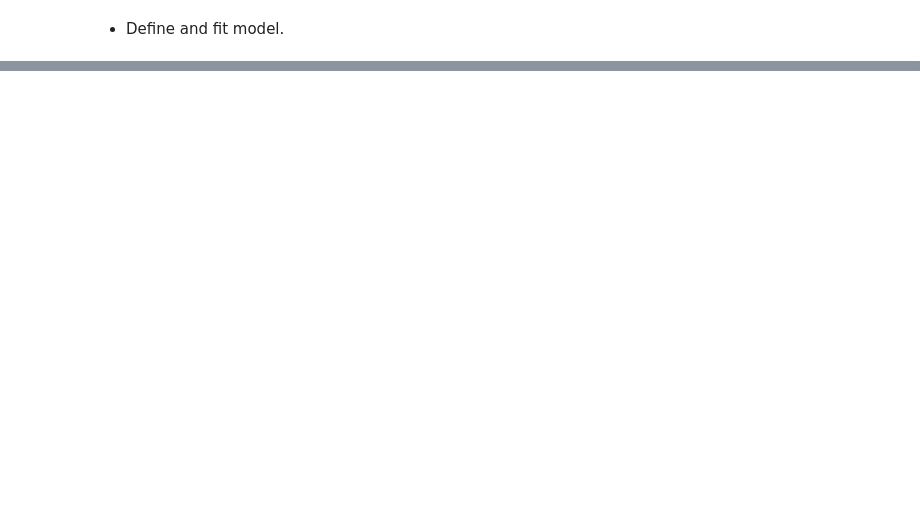
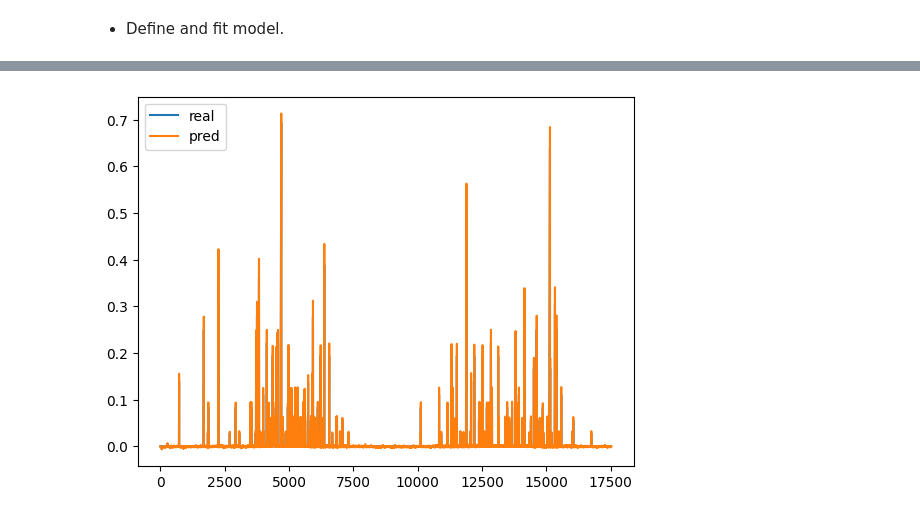
Before and after one commit to pedrotega/RNN-and-More, a Jupyter notebook: rnn-multi/rnn_multi.ipynb, the cells around one changed output, grey strips where cells are left out. Saved outputs shown, nothing was run; the diff lists cells and outputs as text; code cells hidden in the pictures; blank space fills up the shorter version.

```diff
--- a/rnn-multi/rnn_multi.ipynb
+++ b/rnn-multi/rnn_multi.ipynb
@@ -191,0 +192,2 @@ Epoch 50/50
+# %%
+y_pred = model.predict(test_X)
@@ -191,0 +196,12 @@ Epoch 50/50
+# %%
+errors = []
+
+for i,j in zip(y_pred[:,1], test_y[:,1]):
+    errors.append(i-j)
+
+pyplot.plot(test_y[:,7], label='real')
+pyplot.plot(y_pred[:,7], label='pred')
+pyplot.legend()
+pyplot.show()
+# %% [output]
+[figure, added]
```
Also changed, not shown: parts of 4 cells of this notebook.
